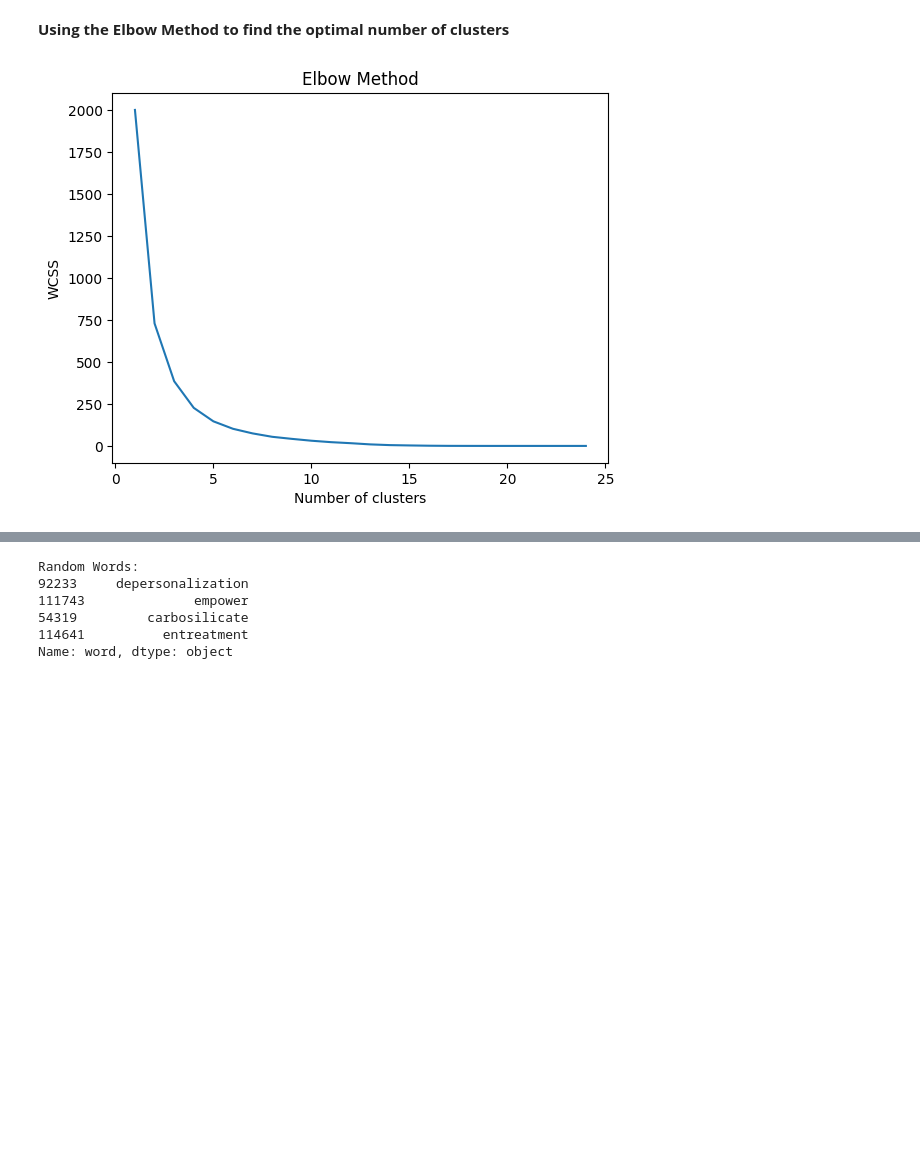
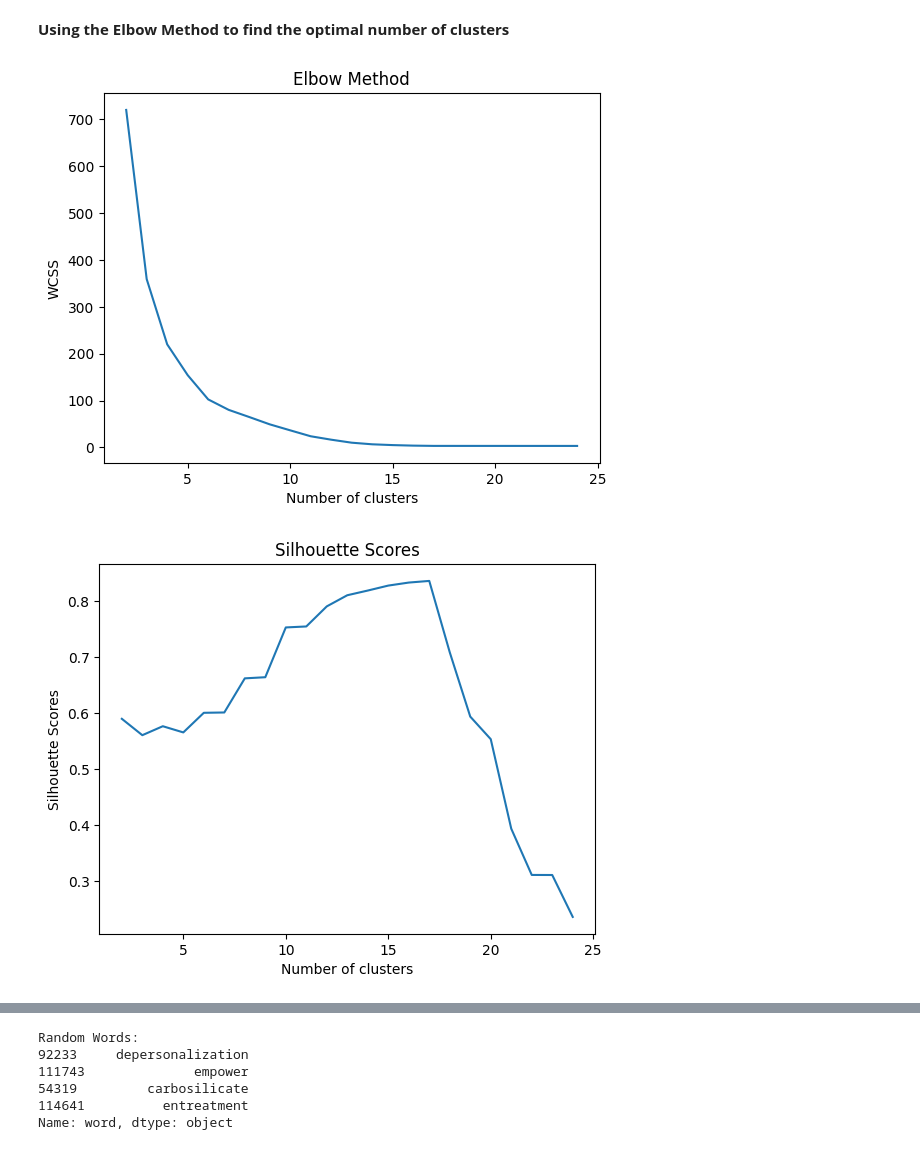
Before and after one commit to e-c-centric/Group26_Final_Project, a Jupyter notebook: Group26_Final_Project.ipynb, the cells around one changed output, grey strips where cells are left out. Drawn from its saved outputs; the diff is of its cells as text; code cells hidden in the pictures; blank space fills up the shorter version.

```diff
--- a/Group26_Final_Project.ipynb
+++ b/Group26_Final_Project.ipynb
@@ -209,24 +209,34 @@ array([[ 7.74059538e-03,  2.93416856e-03,  3.35833081e-03, ...,
 **Using the Elbow Method to find the optimal number of clusters**
 # %%
 wcss = []
+silhouette_scores = []
 
-for i in range(1, 25):
+for i in range(2, 25):
     kmeans = KMeans(n_clusters=i, init='k-means++', max_iter=300, n_init=10, random_state=0)
     kmeans.fit(X_train)
     wcss.append(kmeans.inertia_)
+    silhouette_avg = silhouette_score(X_train, kmeans.labels_)
+    silhouette_scores.append(silhouette_avg)
 
-plt.plot(range(1, 25), wcss)
+plt.plot(range(2, 25), wcss)
 plt.title('Elbow Method')
 plt.xlabel('Number of clusters')
 plt.ylabel('WCSS')
+plt.show()
+
+plt.plot(range(2, 25), silhouette_scores)
+plt.title('Silhouette Scores')
+plt.xlabel('Number of clusters')
+plt.ylabel('Silhouette Scores')
 plt.show()
 
 optimal_clusters = 16
 
 kmeans = KMeans(n_clusters=optimal_clusters, init='k-means++', max_iter=300, n_init=10, random_state=0)
 training_df['cluster'] = kmeans.fit_predict(X_train)
 # %% [output]
-[figure, old version]
+[figure, new version]
+[figure, added]
 # %%
 training_df
 # %% [output]
```
Also changed, not shown: parts of 17 cells of this notebook.
